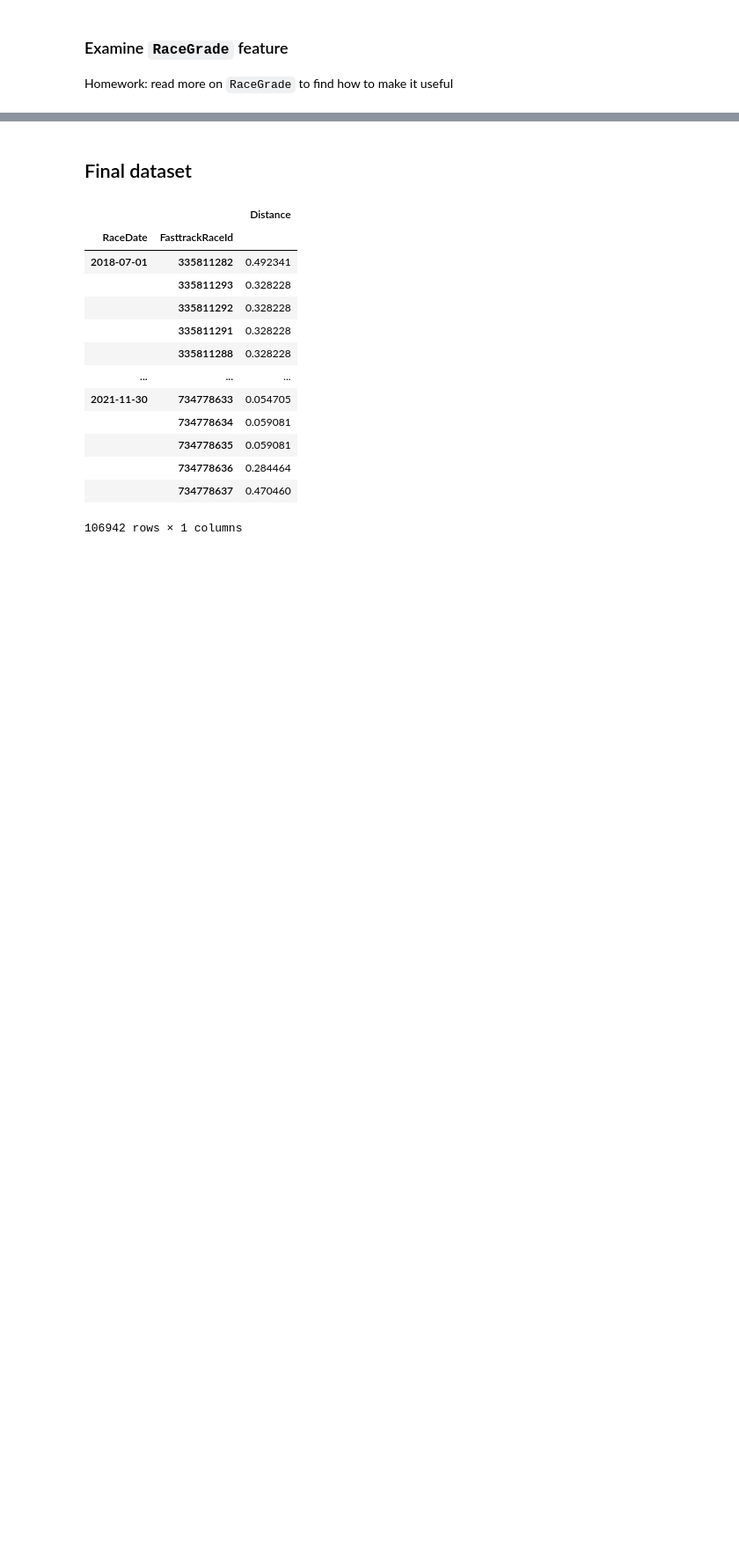
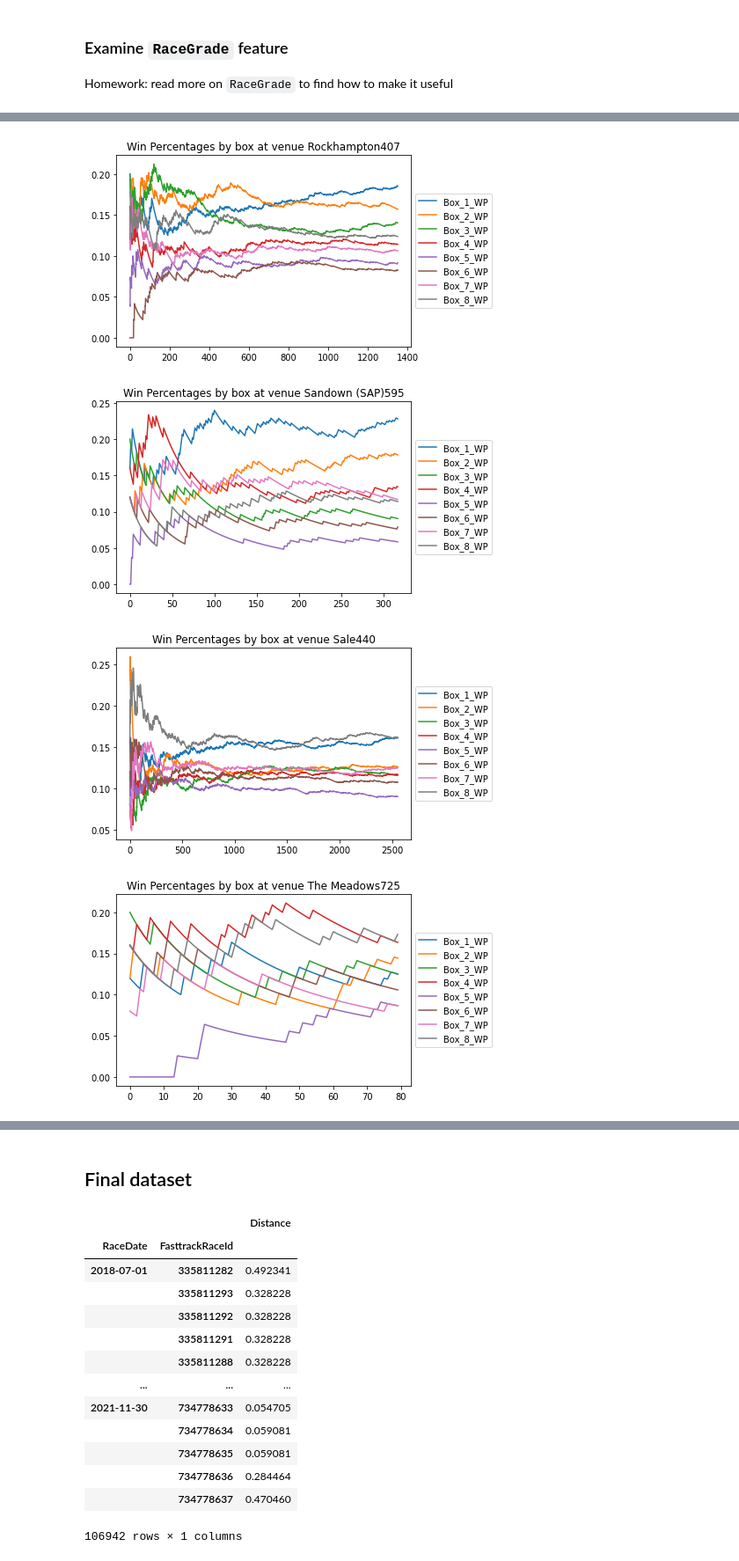
Before and after one commit to Isilisi/Greyhounds, a Jupyter notebook: feature_building.ipynb, the cells around one changed output, grey strips where cells are left out. Shown at 88% size. Cells and saved outputs as stored; diff of their text form; code cells hidden in the pictures; blank space fills up the shorter version.

```diff
--- a/feature_building.ipynb
+++ b/feature_building.ipynb
@@ -159,0 +170,19 @@ Name: RaceGrade, dtype: int64
+# %%
+def get_estimated_venue_features(data):
+    box_win_proportion_column_names = [f"Box_{i}_WP" for i in range(1, 9)]
+    first_num_races_to_discard = 24
+
+    iv_features = get_inferred_venue_features(data)
+
+    ev_features = iv_features.copy()
+    ev_features['RaceNumber'] = 1.0
+    ev_features = ev_features.groupby(level = [2]).cumsum()
+    ev_features[box_win_proportion_column_names] = ev_features[box_win_proportion_column_names].div(ev_features.RaceNumber.values, axis = 0)
+
+    ev_features = ev_features[ev_features.RaceNumber > first_num_races_to_discard]
+    ev_features = ev_features.drop(columns = ['RaceNumber'])
+
+    return ev_features
+
+ev_features = get_estimated_venue_features(data)
+ev_features
@@ -159,0 +211,18 @@ Name: RaceGrade, dtype: int64
+# %%
+seed = np.random.RandomState(8)
+for i in range(10):
+    random_track_dist = seed.choice(ev_features.index.get_level_values('TrackDist'))
+    random_track_dist
+
+    ev_features[ev_features.index.get_level_values('TrackDist') == random_track_dist].reset_index(drop = True).plot()
+    plt.legend(
+        loc = 'center left',
+        bbox_to_anchor = (1, 0.5)
+    )
+    plt.title(f"Win Percentages by box at venue {random_track_dist}")
+    plt.show()
+# %% [output]
+[figure, added]
+[figure, added]
+[figure, added]
+[figure, added]
```
Also changed, not shown: parts of 11 cells of this notebook.
